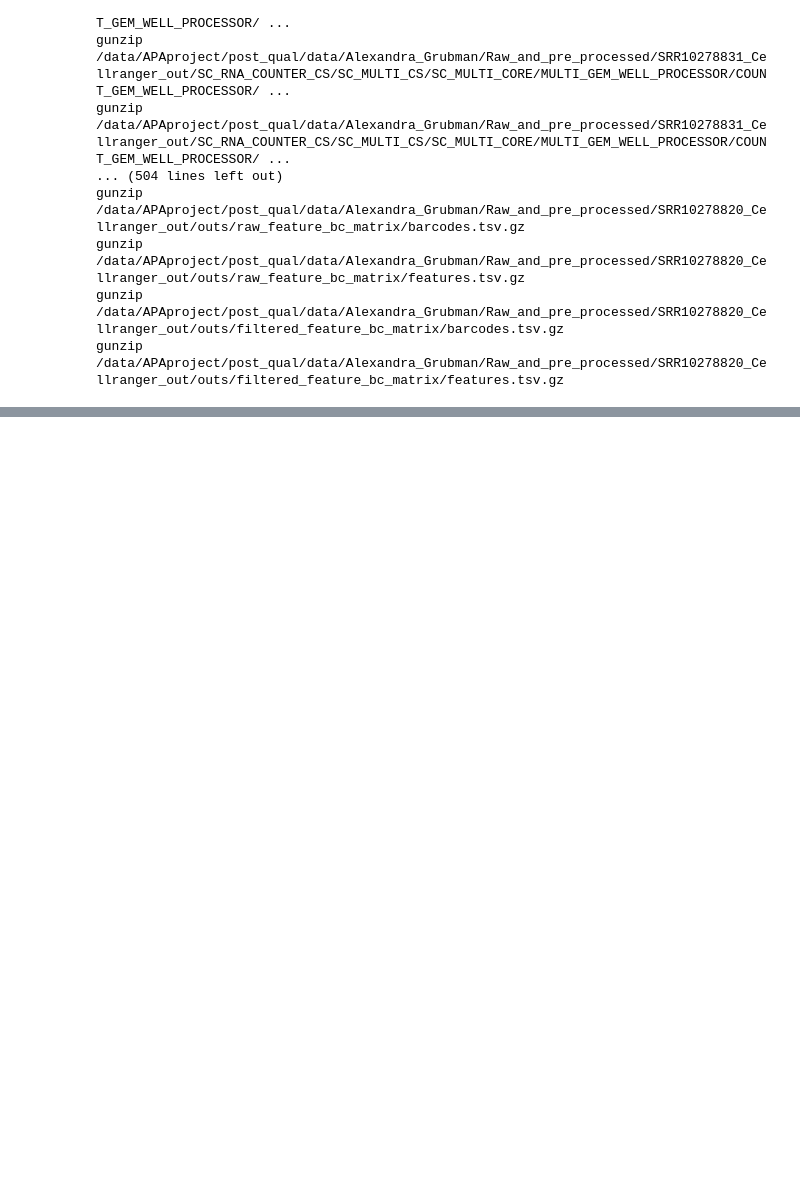
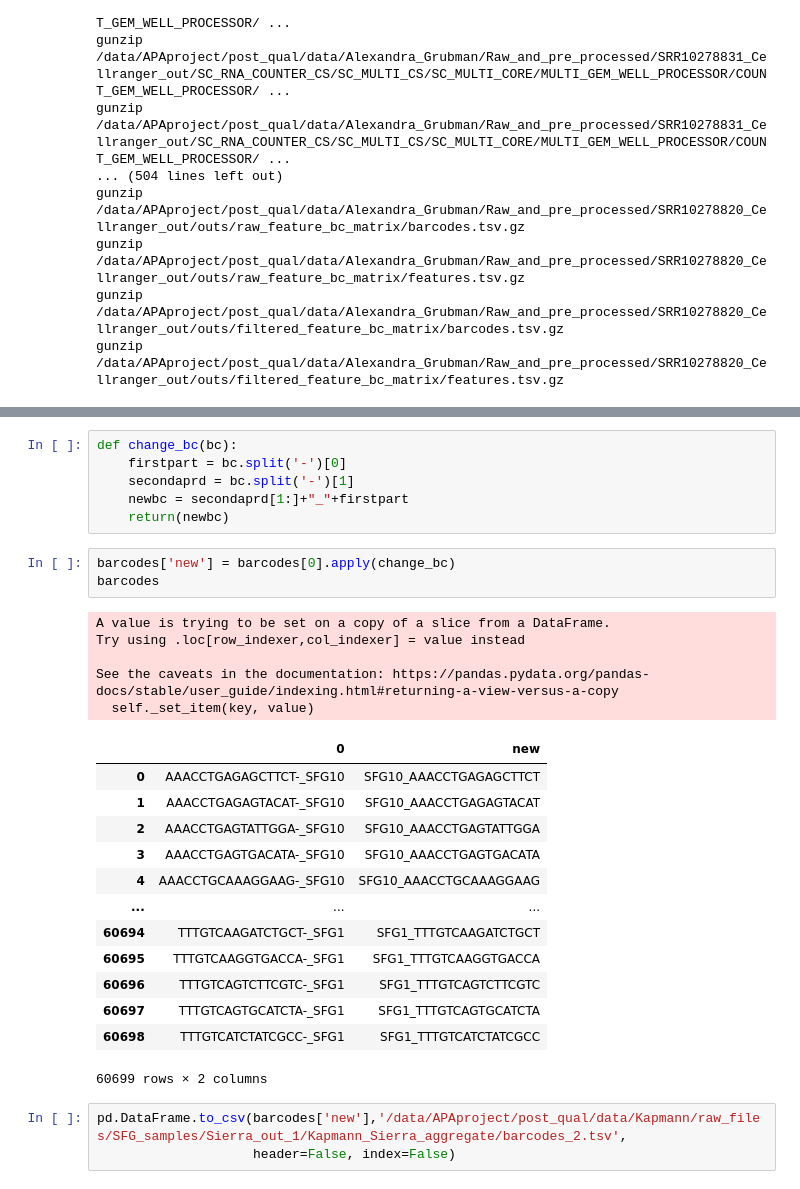
Before and after one commit to AidenSb/APA, a Jupyter notebook: generalbs.ipynb, the cells around one changed output, grey strips where cells are left out. Saved outputs shown, nothing was run; the diff lists cells and outputs as text; blank space fills up the shorter version.

```diff
--- a/generalbs.ipynb
+++ b/generalbs.ipynb
@@ -251,0 +468,31 @@ gunzip /data/APAproject/post_qual/data/Alexandra_Grubman/Raw_and_pre_processed/S
+# %%
+def change_bc(bc):
+    firstpart = bc.split('-')[0]
+    secondaprd = bc.split('-')[1]
+    newbc = secondaprd[1:]+"_"+firstpart
+    return(newbc)
+# %%
+barcodes['new'] = barcodes[0].apply(change_bc)
+barcodes
+# %% [output]
+A value is trying to be set on a copy of a slice from a DataFrame.
+Try using .loc[row_indexer,col_indexer] = value instead
+
+See the caveats in the documentation: https://pandas.pydata.org/pandas-docs/stable/user_guide/indexing.html#returning-a-view-versus-a-copy
+  self._set_item(key, value)
+|  | 0 | new |
+| 0 | AAACCTGAGAGCTTCT-_SFG10 | SFG10_AAACCTGAGAGCTTCT |
+| 1 | AAACCTGAGAGTACAT-_SFG10 | SFG10_AAACCTGAGAGTACAT |
+| 2 | AAACCTGAGTATTGGA-_SFG10 | SFG10_AAACCTGAGTATTGGA |
+| 3 | AAACCTGAGTGACATA-_SFG10 | SFG10_AAACCTGAGTGACATA |
+| 4 | AAACCTGCAAAGGAAG-_SFG10 | SFG10_AAACCTGCAAAGGAAG |
+| ... | ... | ... |
+| 60694 | TTTGTCAAGATCTGCT-_SFG1 | SFG1_TTTGTCAAGATCTGCT |
+| 60695 | TTTGTCAAGGTGACCA-_SFG1 | SFG1_TTTGTCAAGGTGACCA |
+| 60696 | TTTGTCAGTCTTCGTC-_SFG1 | SFG1_TTTGTCAGTCTTCGTC |
+| 60697 | TTTGTCAGTGCATCTA-_SFG1 | SFG1_TTTGTCAGTGCATCTA |
+| 60698 | TTTGTCATCTATCGCC-_SFG1 | SFG1_TTTGTCATCTATCGCC |
+60699 rows × 2 columns
+# %%
+pd.DataFrame.to_csv(barcodes['new'],'/data/APAproject/post_qual/data/Kapmann/raw_files/SFG_samples/Sierra_out_1/Kapmann_Sierra_aggregate/barcodes_2.tsv',
+                    header=False, index=False)
```
Also changed, not shown: parts of 14 cells of this notebook, 15 other files.
